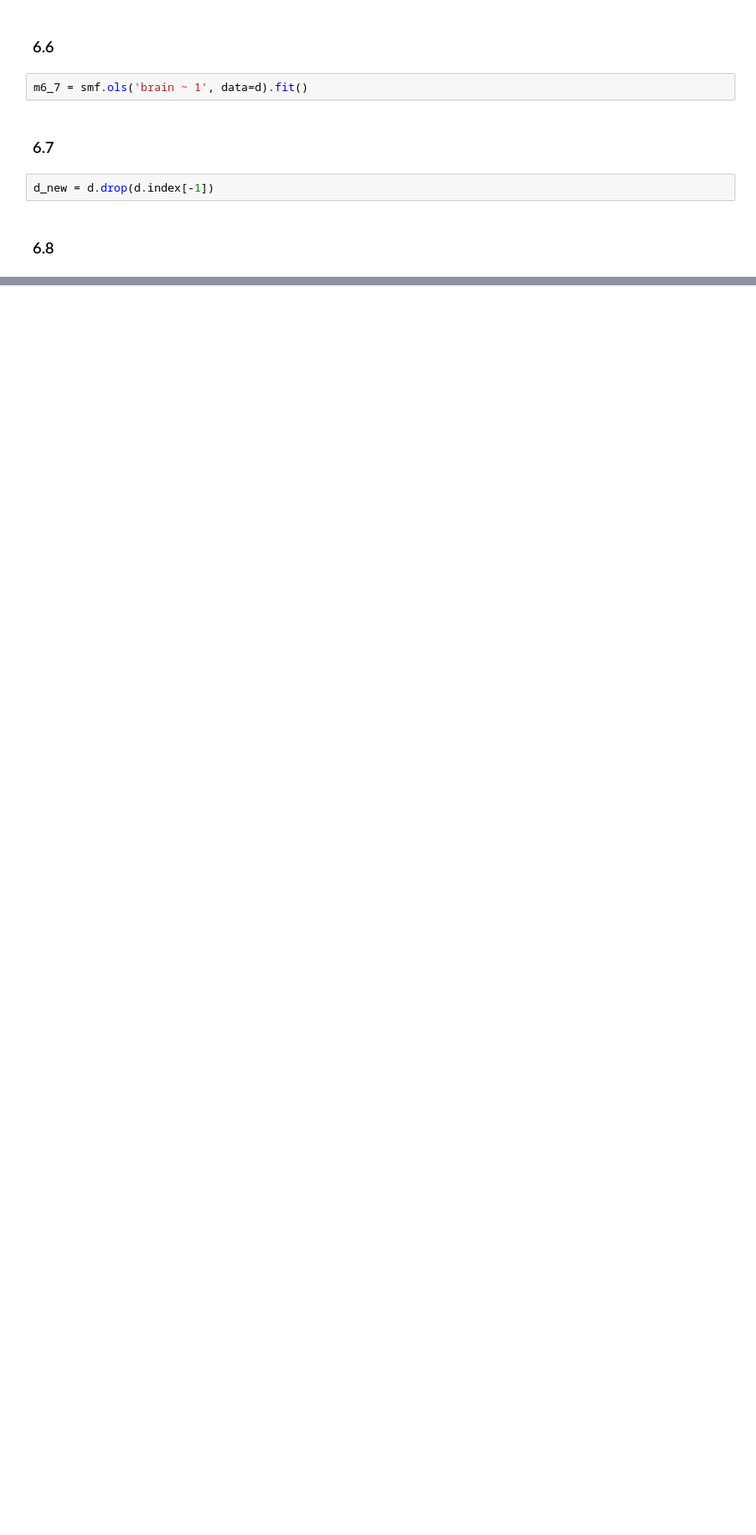
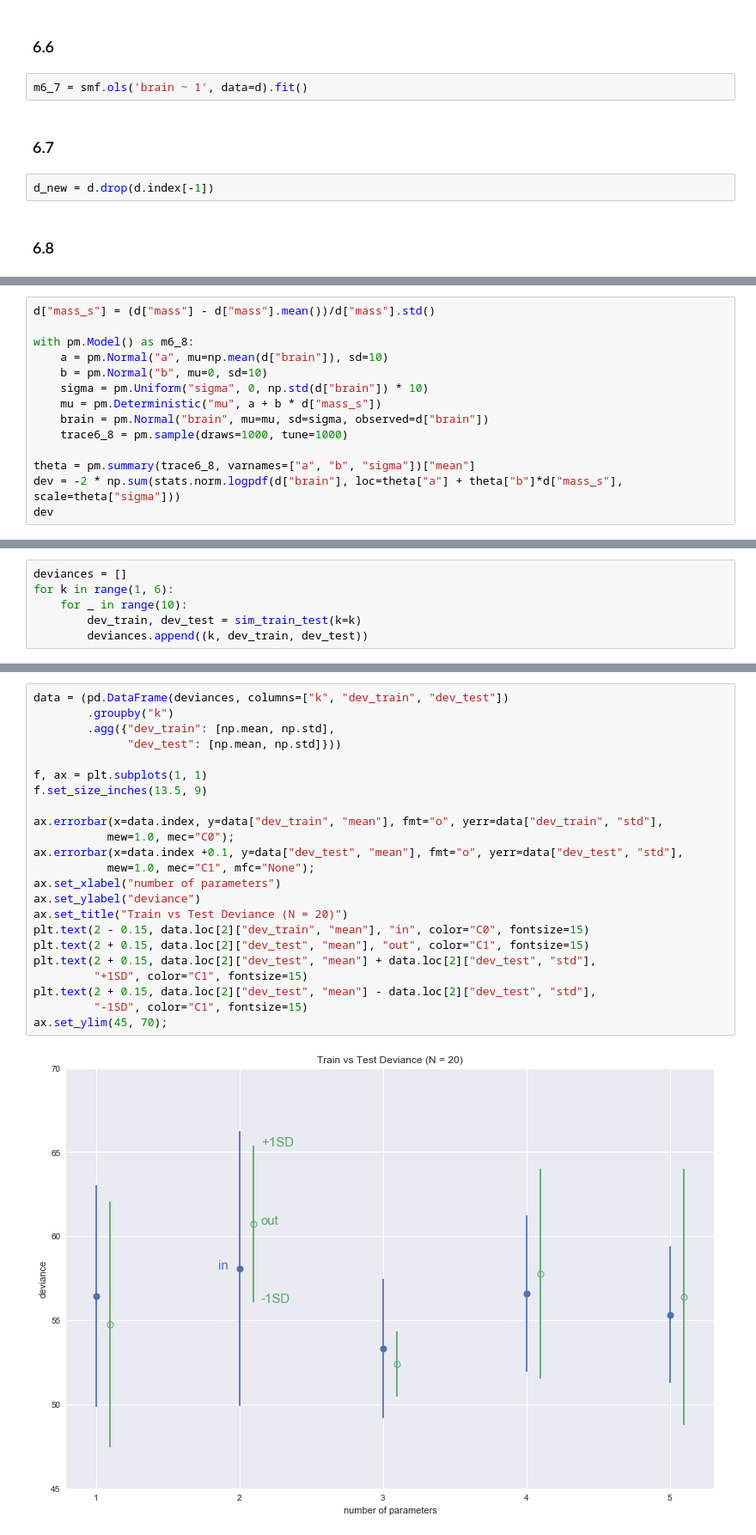
Before and after one commit to grinnbearit/statistical_rethinking, a Jupyter notebook: chapter_6.ipynb, the cells around one changed output, grey strips where cells are left out. Shown: that part at 86% size. Saved outputs shown, nothing was run; the diff lists cells and outputs as text; blank space fills up the shorter version.

```diff
--- a/chapter_6.ipynb
+++ b/chapter_6.ipynb
@@ -76,0 +95,14 @@ ax.set_title("brain ~ mass");
+# %%
+d["mass_s"] = (d["mass"] - d["mass"].mean())/d["mass"].std()
+
+with pm.Model() as m6_8:
+    a = pm.Normal("a", mu=np.mean(d["brain"]), sd=10)
+    b = pm.Normal("b", mu=0, sd=10)
+    sigma = pm.Uniform("sigma", 0, np.std(d["brain"]) * 10)
+    mu = pm.Deterministic("mu", a + b * d["mass_s"])
+    brain = pm.Normal("brain", mu=mu, sd=sigma, observed=d["brain"])
+    trace6_8 = pm.sample(draws=1000, tune=1000)
+
+theta = pm.summary(trace6_8, varnames=["a", "b", "sigma"])["mean"]
+dev = -2 * np.sum(stats.norm.logpdf(d["brain"], loc=theta["a"] + theta["b"]*d["mass_s"], scale=theta["sigma"]))
+dev
@@ -76,0 +149,6 @@ ax.set_title("brain ~ mass");
+# %%
+deviances = []
+for k in range(1, 6):
+    for _ in range(10):
+        dev_train, dev_test = sim_train_test(k=k)
+        deviances.append((k, dev_train, dev_test))
@@ -76,0 +175,25 @@ ax.set_title("brain ~ mass");
+# %%
+data = (pd.DataFrame(deviances, columns=["k", "dev_train", "dev_test"])
+        .groupby("k")
+        .agg({"dev_train": [np.mean, np.std],
+              "dev_test": [np.mean, np.std]}))
+
+f, ax = plt.subplots(1, 1)
+f.set_size_inches(13.5, 9)
+
+ax.errorbar(x=data.index, y=data["dev_train", "mean"], fmt="o", yerr=data["dev_train", "std"],
+           mew=1.0, mec="C0");
+ax.errorbar(x=data.index +0.1, y=data["dev_test", "mean"], fmt="o", yerr=data["dev_test", "std"],
+           mew=1.0, mec="C1", mfc="None");
+ax.set_xlabel("number of parameters")
+ax.set_ylabel("deviance")
+ax.set_title("Train vs Test Deviance (N = 20)")
+plt.text(2 - 0.15, data.loc[2]["dev_train", "mean"], "in", color="C0", fontsize=15)
+plt.text(2 + 0.15, data.loc[2]["dev_test", "mean"], "out", color="C1", fontsize=15)
+plt.text(2 + 0.15, data.loc[2]["dev_test", "mean"] + data.loc[2]["dev_test", "std"],
+         "+1SD", color="C1", fontsize=15)
+plt.text(2 + 0.15, data.loc[2]["dev_test", "mean"] - data.loc[2]["dev_test", "std"],
+         "-1SD", color="C1", fontsize=15)
+ax.set_ylim(45, 70);
+# %% [output]
+[figure, added]
```
Also changed, not shown: parts of 13 cells of this notebook.
